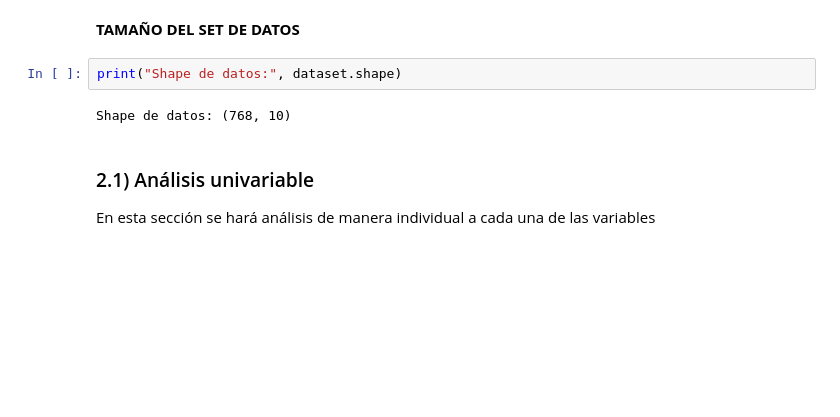
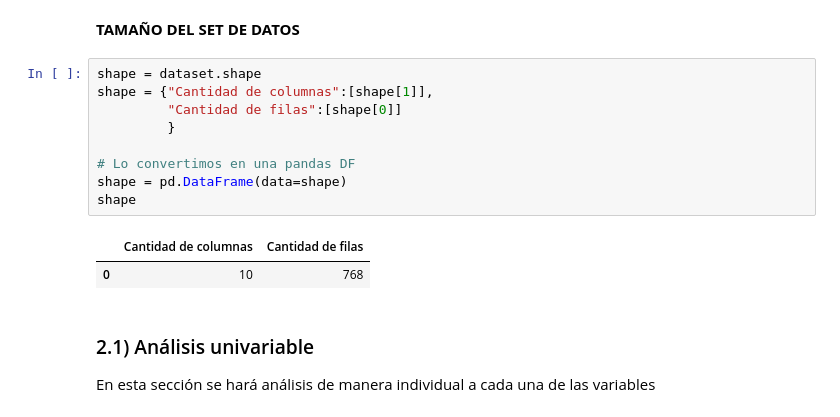
Before and after one commit to jmanuelc87/machine-learning-operations, a Jupyter notebook: mlops/notebooks/Experimental ML Process.ipynb, the cells around one changed output. Saved outputs shown, nothing was run; the diff lists cells and outputs as text; blank space fills up the shorter version.

```diff
--- a/mlops/notebooks/Test ML Process.ipynb
+++ b/mlops/notebooks/Experimental ML Process.ipynb
@@ -66,9 +66,17 @@ dataset.head(n=5)
 # %% [markdown]
 **TAMAÑO DEL SET DE DATOS**
 # %%
-print("Shape de datos:", dataset.shape)
+shape = dataset.shape
+shape = {"Cantidad de columnas":[shape[1]],
+         "Cantidad de filas":[shape[0]]
+         }
+
+# Lo convertimos en una pandas DF
+shape = pd.DataFrame(data=shape)
+shape
 # %% [output]
-Shape de datos: (768, 10)
+|  | Cantidad de columnas | Cantidad de filas |
+| 0 | 10 | 768 |
 # %% [markdown]
 ### 2.1) Análisis univariable
 En esta sección se hará análisis de manera individual a cada una de las variables
```
Also changed, not shown: 2 other files.
